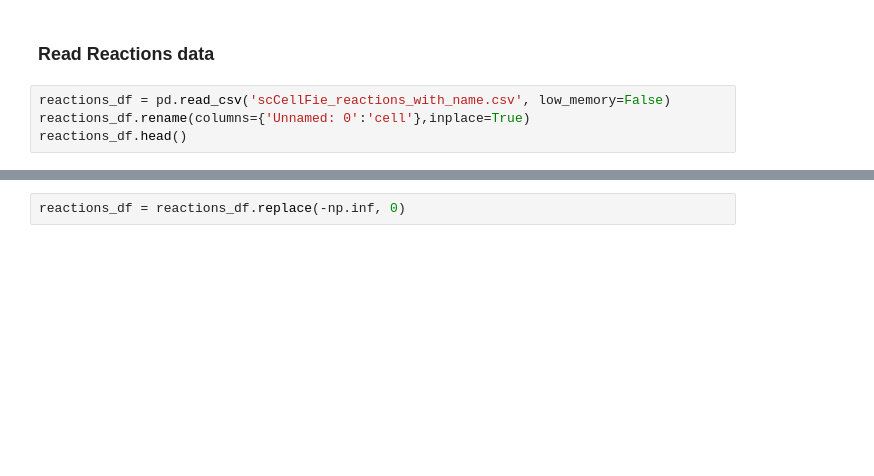
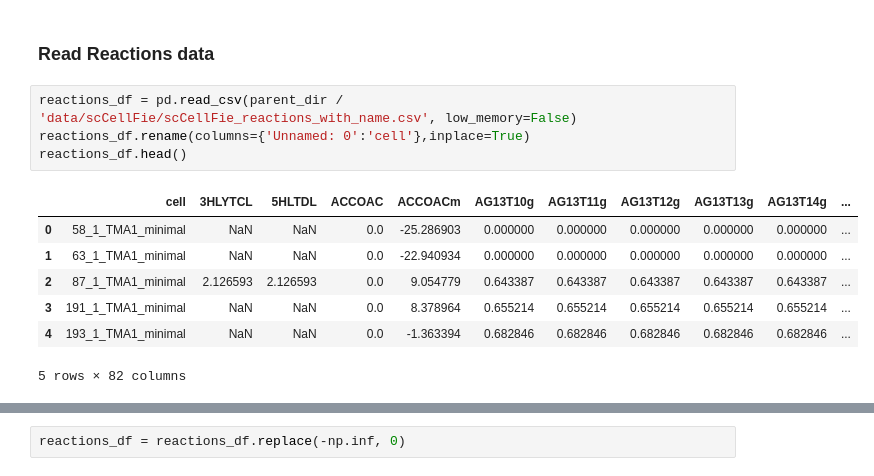
Before and after one commit to sadeghetemad/nanostring-cosmx-spatial-omics-modeling, a Jupyter notebook: notebooks/cell_detector.ipynb, the cells around one changed output, grey strips where cells are left out. Cells and saved outputs as stored; diff of their text form; blank space fills up the shorter version.

```diff
--- a/notebooks/cell_detector.ipynb
+++ b/notebooks/cell_detector.ipynb
@@ -42,9 +50,17 @@ metabolic_task_df = metabolic_task_df.replace(-np.inf, 0)
 # %% [markdown]
 ### Read Reactions data
 # %%
-reactions_df = pd.read_csv('scCellFie_reactions_with_name.csv', low_memory=False)
+reactions_df = pd.read_csv(parent_dir / 'data/scCellFie/scCellFie_reactions_with_name.csv', low_memory=False)
 reactions_df.rename(columns={'Unnamed: 0':'cell'},inplace=True)
 reactions_df.head()
+# %% [output]
+|  | cell | 3HLYTCL | 5HLTDL | ACCOAC | ACCOACm | AG13T10g | AG13T11g | AG13T12g | AG13T13g | AG13T14g | ... |
+| 0 | 58_1_TMA1_minimal | NaN | NaN | 0.0 | -25.286903 | 0.000000 | 0.000000 | 0.000000 | 0.000000 | 0.000000 | ... |
+| 1 | 63_1_TMA1_minimal | NaN | NaN | 0.0 | -22.940934 | 0.000000 | 0.000000 | 0.000000 | 0.000000 | 0.000000 | ... |
+| 2 | 87_1_TMA1_minimal | 2.126593 | 2.126593 | 0.0 | 9.054779 | 0.643387 | 0.643387 | 0.643387 | 0.643387 | 0.643387 | ... |
+| 3 | 191_1_TMA1_minimal | NaN | NaN | 0.0 | 8.378964 | 0.655214 | 0.655214 | 0.655214 | 0.655214 | 0.655214 | ... |
+| 4 | 193_1_TMA1_minimal | NaN | NaN | 0.0 | -1.363394 | 0.682846 | 0.682846 | 0.682846 | 0.682846 | 0.682846 | ... |
+5 rows × 82 columns
 # %%
 print("count of +inf:", np.isposinf(reactions_df.iloc[:,1:].to_numpy()).sum())
 print("count of -inf:", np.isneginf(reactions_df.iloc[:,1:].to_numpy()).sum())
```
Also changed, not shown: parts of 12 cells of this notebook.
